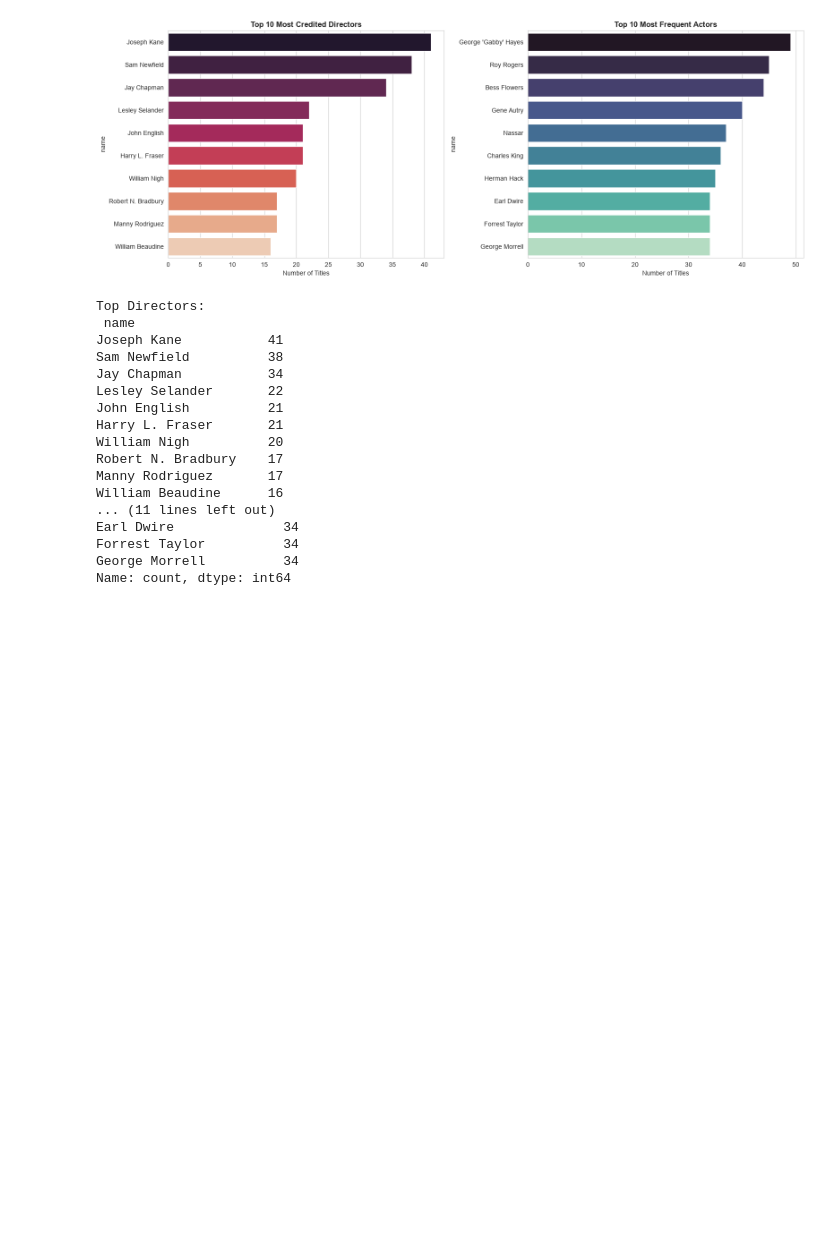
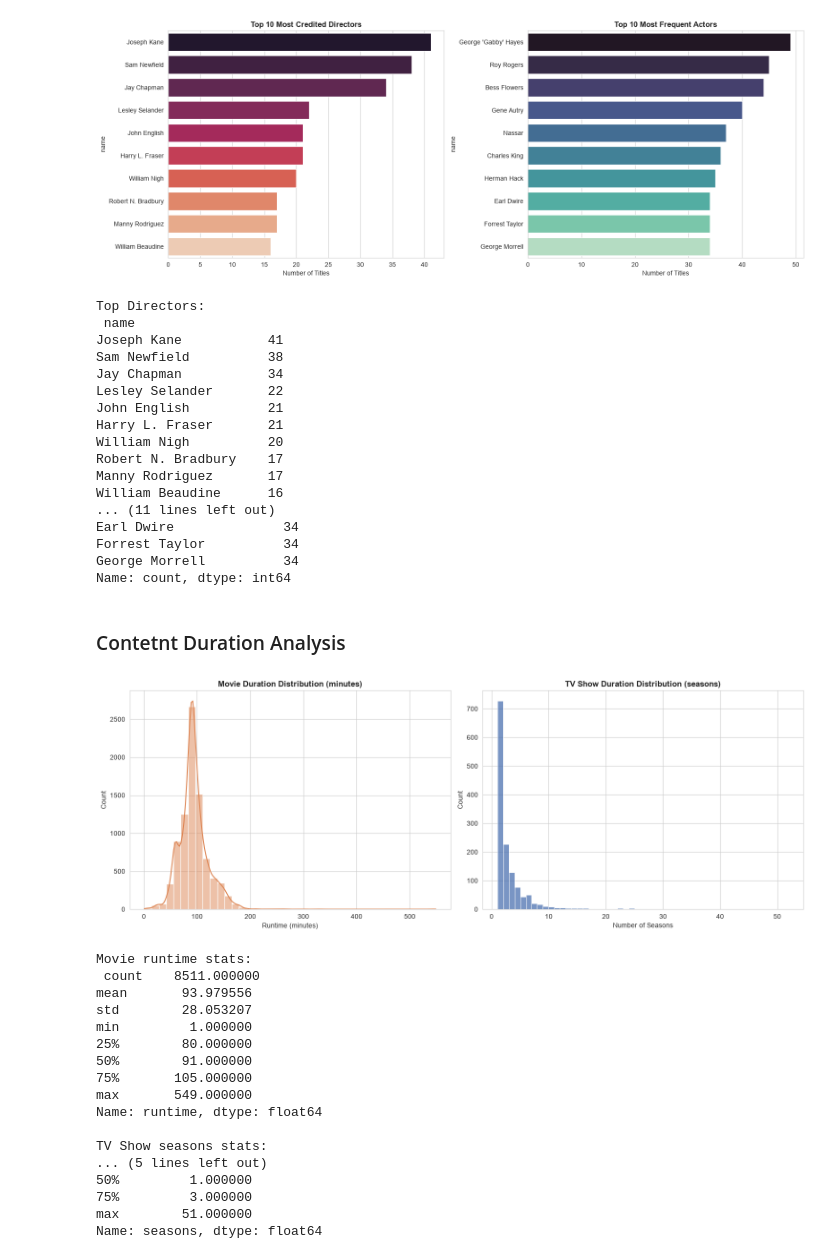
Before and after one commit to Engineer-purvesh18/Amazon_Analysis, a Jupyter notebook: AmazonPrime_Analysis.ipynb, the cells around one changed output. Cells and saved outputs as stored; diff of their text form; code cells hidden in the pictures; blank space fills up the shorter version.

```diff
--- a/AmazonPrime_Analysis.ipynb
+++ b/AmazonPrime_Analysis.ipynb
@@ -646,3 +646,42 @@ Earl Dwire              34
 Forrest Taylor          34
 George Morrell          34
 Name: count, dtype: int64
+# %% [markdown]
+### Contetnt Duration Analysis
+# %%
+fig, axes = plt.subplots(1, 2, figsize=(15, 5.5))
+
+movie_runtime = df[(df['type'] == 'MOVIE') & (df['runtime'] > 0)]['runtime']
+sns.histplot(movie_runtime, bins=40, kde=True, color='#DD8452', ax=axes[0])
+axes[0].set_title('Movie Duration Distribution (minutes)', fontweight='bold')
+axes[0].set_xlabel('Runtime (minutes)')
+
+show_seasons = df[df['type'] == 'SHOW']['seasons'].dropna()
+sns.histplot(show_seasons, bins=range(1, int(show_seasons.max()) + 2), color='#4C72B0', ax=axes[1])
+axes[1].set_title('TV Show Duration Distribution (seasons)', fontweight='bold')
+axes[1].set_xlabel('Number of Seasons')
+
+plt.tight_layout()
+plt.show()
+
+print("Movie runtime stats:\n", movie_runtime.describe())
+print("\nTV Show seasons stats:\n", show_seasons.describe())
+# %% [output]
+[figure, added]
+Movie runtime stats:
+ count    8511.000000
+mean       93.979556
+std        28.053207
+min         1.000000
+25%        80.000000
+50%        91.000000
+75%       105.000000
+max       549.000000
+Name: runtime, dtype: float64
+
+TV Show seasons stats:
+... (5 lines left out)
+50%         1.000000
+75%         3.000000
+max        51.000000
+Name: seasons, dtype: float64
```
Also changed, not shown: parts of 4 cells of this notebook.
